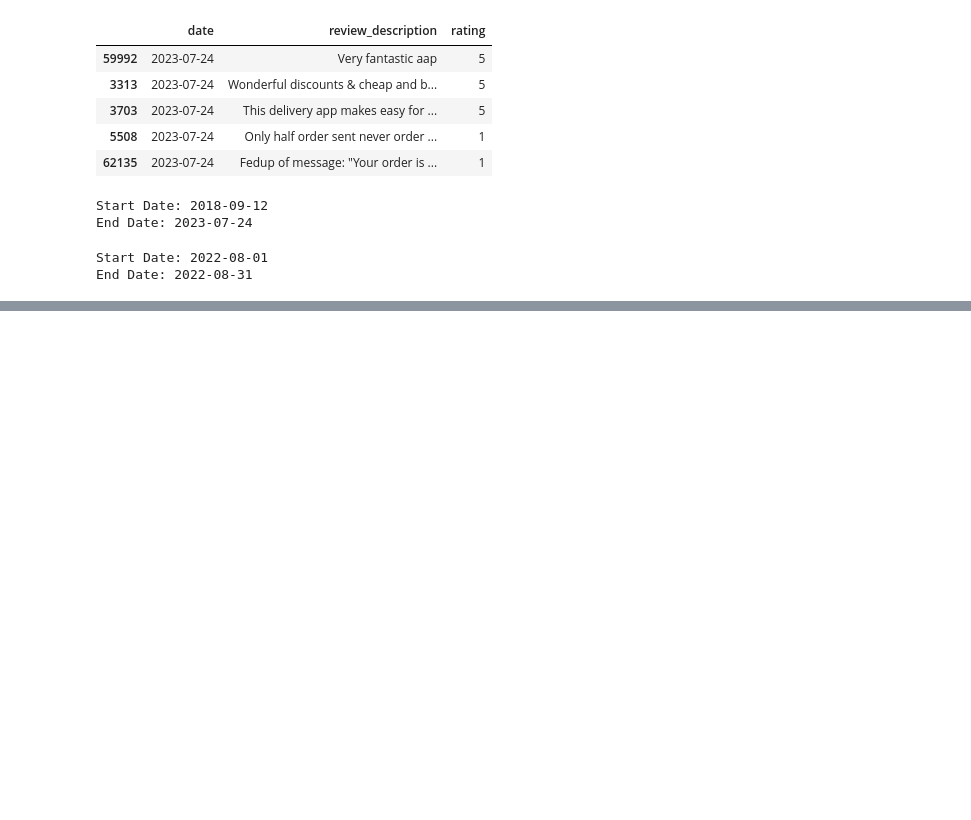
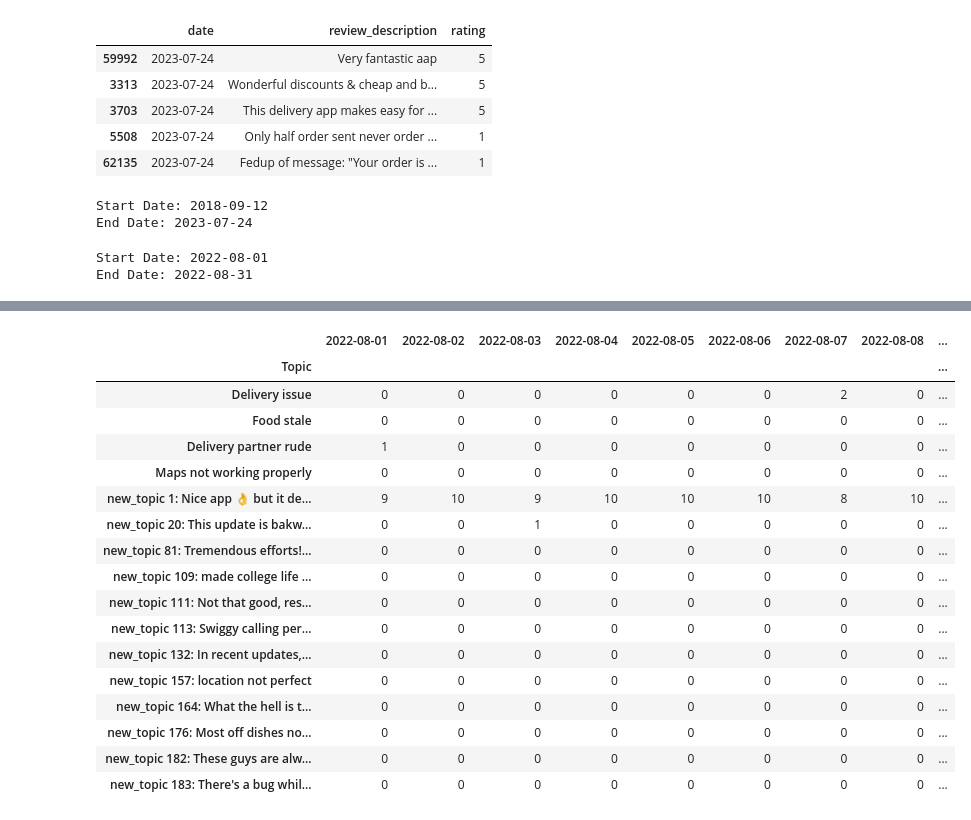
Before and after one commit to sasankajmath/Trend-Analysis-using-AI-Agent, a Jupyter notebook: Assignment.ipynb, the cells around one changed output, grey strips where cells are left out. Saved outputs shown, nothing was run; the diff lists cells and outputs as text; code cells hidden in the pictures; blank space fills up the shorter version.

```diff
--- a/Assignment.ipynb
+++ b/Assignment.ipynb
@@ -229,2 +232,42 @@ trend_report_df
 # %%
 trend_report_df.to_csv("Output.csv")
+# %%
+# Re-initialize agent for a smaller window matching your data:
+agent = TopicLimiterReviewTrendAgent(
+    seed_topics=seed_topics,
+    similarity_threshold=0.6,
+    window_days=31  # match your data's time span
+)
+
+# Re-process data
+for date, reviews in daily_data.items():
+    agent.process_daily_batch(pd.to_datetime(date).date(), reviews)
+
+# Find correct last date and generate report
+# last_date = max(pd.to_datetime(d).date() for d in daily_data)
+trend_report_df = agent.get_trend_report('2022-08-31')
+
+# Filter and show only nonzero topics
+trend_report_df = trend_report_df[trend_report_df.sum(axis=1) > 0]
+# print(trend_report_df)
+# %%
+trend_report_df
+# %% [output]
+|  | 2022-08-01 | 2022-08-02 | 2022-08-03 | 2022-08-04 | 2022-08-05 | 2022-08-06 | 2022-08-07 | 2022-08-08 | ... |
+| Topic |  |  |  |  |  |  |  |  | ... |
+| Delivery issue | 0 | 0 | 0 | 0 | 0 | 0 | 2 | 0 | ... |
+| Food stale | 0 | 0 | 0 | 0 | 0 | 0 | 0 | 0 | ... |
+| Delivery partner rude | 1 | 0 | 0 | 0 | 0 | 0 | 0 | 0 | ... |
+| Maps not working properly | 0 | 0 | 0 | 0 | 0 | 0 | 0 | 0 | ... |
+| new_topic 1: Nice app 👌 but it de... | 9 | 10 | 9 | 10 | 10 | 10 | 8 | 10 | ... |
+| new_topic 20: This update is bakw... | 0 | 0 | 1 | 0 | 0 | 0 | 0 | 0 | ... |
+| new_topic 81: Tremendous efforts!... | 0 | 0 | 0 | 0 | 0 | 0 | 0 | 0 | ... |
+| new_topic 109: made college life ... | 0 | 0 | 0 | 0 | 0 | 0 | 0 | 0 | ... |
+| new_topic 111: Not that good, res... | 0 | 0 | 0 | 0 | 0 | 0 | 0 | 0 | ... |
+| new_topic 113: Swiggy calling per... | 0 | 0 | 0 | 0 | 0 | 0 | 0 | 0 | ... |
+| new_topic 132: In recent updates,... | 0 | 0 | 0 | 0 | 0 | 0 | 0 | 0 | ... |
+| new_topic 157: location not perfect | 0 | 0 | 0 | 0 | 0 | 0 | 0 | 0 | ... |
+| new_topic 164: What the hell is t... | 0 | 0 | 0 | 0 | 0 | 0 | 0 | 0 | ... |
+| new_topic 176: Most off dishes no... | 0 | 0 | 0 | 0 | 0 | 0 | 0 | 0 | ... |
+| new_topic 182: These guys are alw... | 0 | 0 | 0 | 0 | 0 | 0 | 0 | 0 | ... |
+| new_topic 183: There's a bug whil... | 0 | 0 | 0 | 0 | 0 | 0 | 0 | 0 | ... |
```
Also changed, not shown: parts of 12 cells of this notebook.
